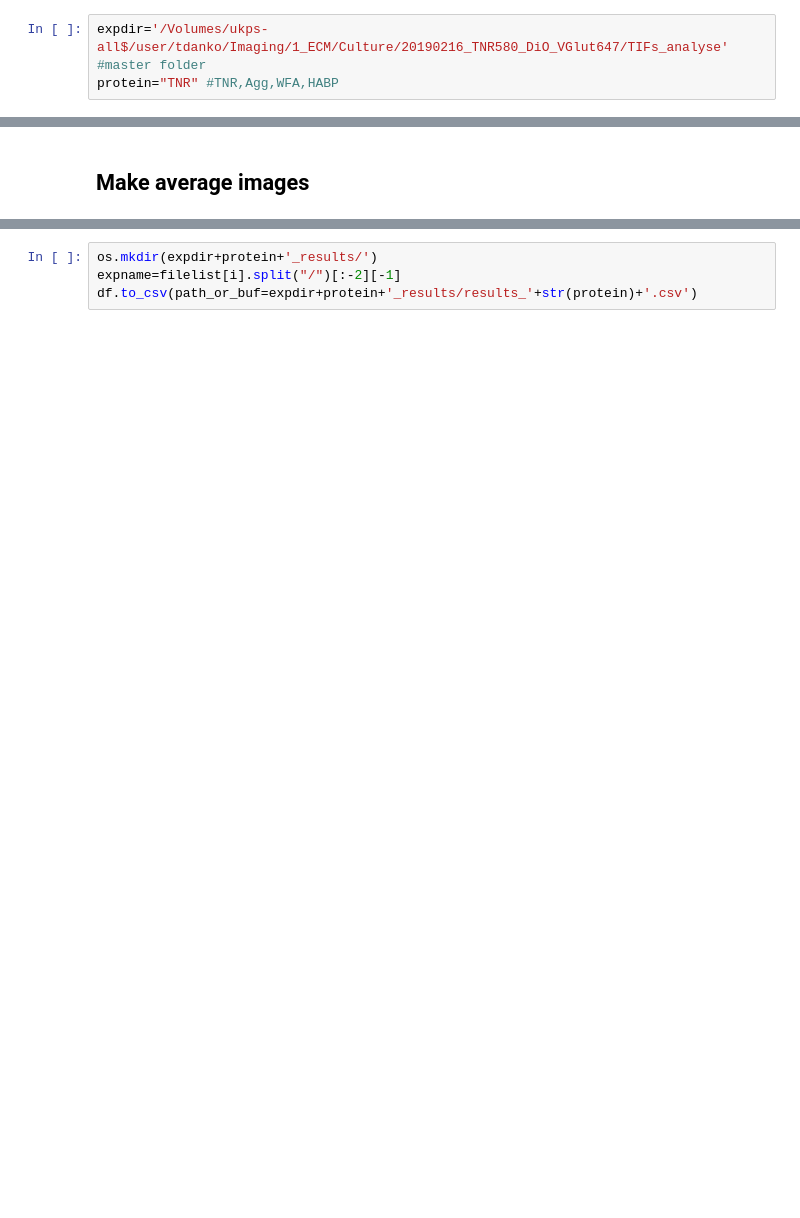
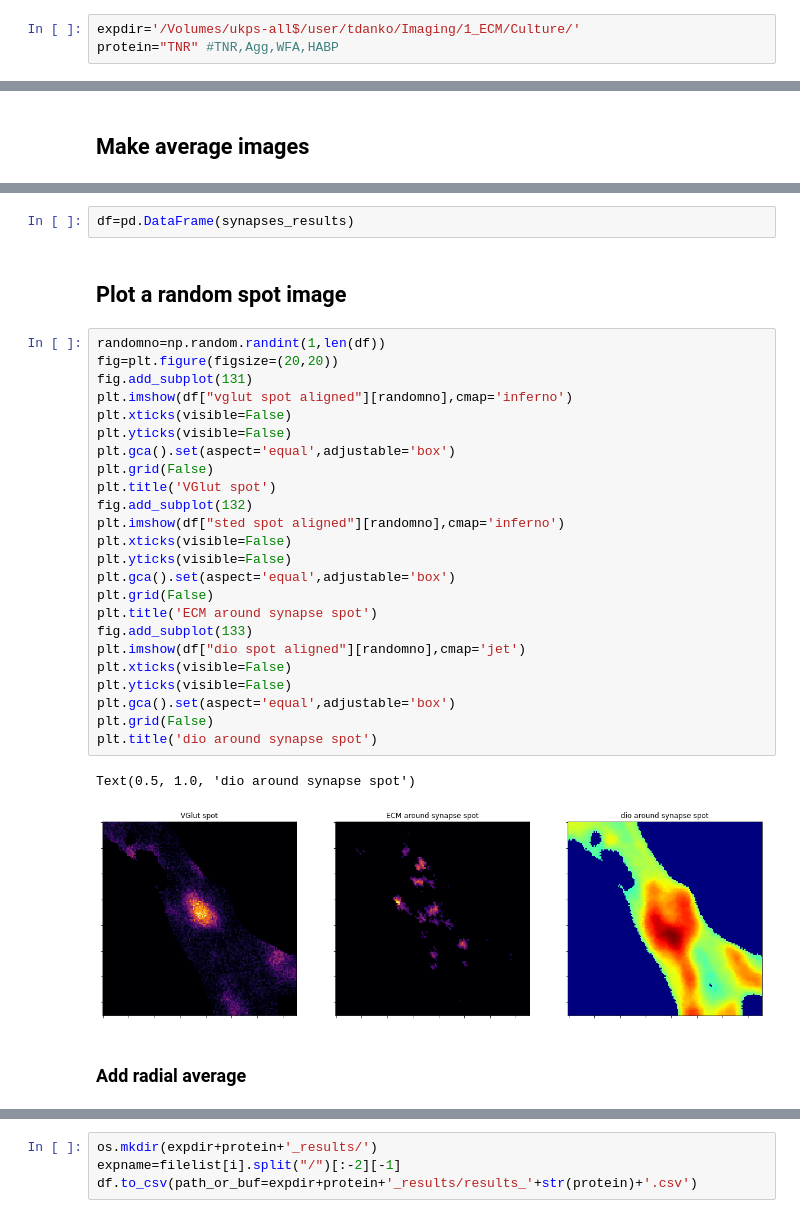
Before and after one commit to taldanko/Image_processing, a Jupyter notebook: TurnoverAnalysis_EpitopeBlocking_LateStain_SynapseStain/STED_analysis_DiO_images.ipynb, the cells around one changed output, grey strips where cells are left out. Saved outputs shown, nothing was run; the diff lists cells and outputs as text; blank space fills up the shorter version.

```diff
--- a/TurnoverAnalysis_EpitopeBlocking_LateStain_SynapseStain/STED_analysis_DiO_images.ipynb
+++ b/TurnoverAnalysis_EpitopeBlocking_LateStain_SynapseStain/STED_analysis_DiO_images.ipynb
@@ -42,7 +42,7 @@ import pims
 # %% [markdown]
 ## Specify experiment directory
 # %%
-expdir='/Volumes/ukps-all$/user/tdanko/Imaging/1_ECM/Culture/20190216_TNR580_DiO_VGlut647/TIFs_analyse' #master folder
+expdir='/Volumes/ukps-all$/user/tdanko/Imaging/1_ECM/Culture/'
 protein="TNR" #TNR,Agg,WFA,HABP
 # %%
 results = {"filename":[],
@@ -630,0 +335,33 @@ df.groupby("Synapse brightness scale (0 = dimmest, 7 = brightest)").count()
+# %%
+df=pd.DataFrame(synapses_results)
+# %% [markdown]
+## Plot a random spot image
+# %%
+randomno=np.random.randint(1,len(df))
+fig=plt.figure(figsize=(20,20))
+fig.add_subplot(131)
+plt.imshow(df["vglut spot aligned"][randomno],cmap='inferno')
+plt.xticks(visible=False)
+plt.yticks(visible=False)
+plt.gca().set(aspect='equal',adjustable='box')
+plt.grid(False)
+plt.title('VGlut spot')
+fig.add_subplot(132)
+plt.imshow(df["sted spot aligned"][randomno],cmap='inferno')
+plt.xticks(visible=False)
+plt.yticks(visible=False)
+plt.gca().set(aspect='equal',adjustable='box')
+plt.grid(False)
+plt.title('ECM around synapse spot')
+fig.add_subplot(133)
+plt.imshow(df["dio spot aligned"][randomno],cmap='jet')
+plt.xticks(visible=False)
+plt.yticks(visible=False)
+plt.gca().set(aspect='equal',adjustable='box')
+plt.grid(False)
+plt.title('dio around synapse spot')
+# %% [output]
+Text(0.5, 1.0, 'dio around synapse spot')
+[figure, added]
+# %% [markdown]
+### Add radial average
```
Also changed, not shown: parts of 70 cells of this notebook, 3 other files.
